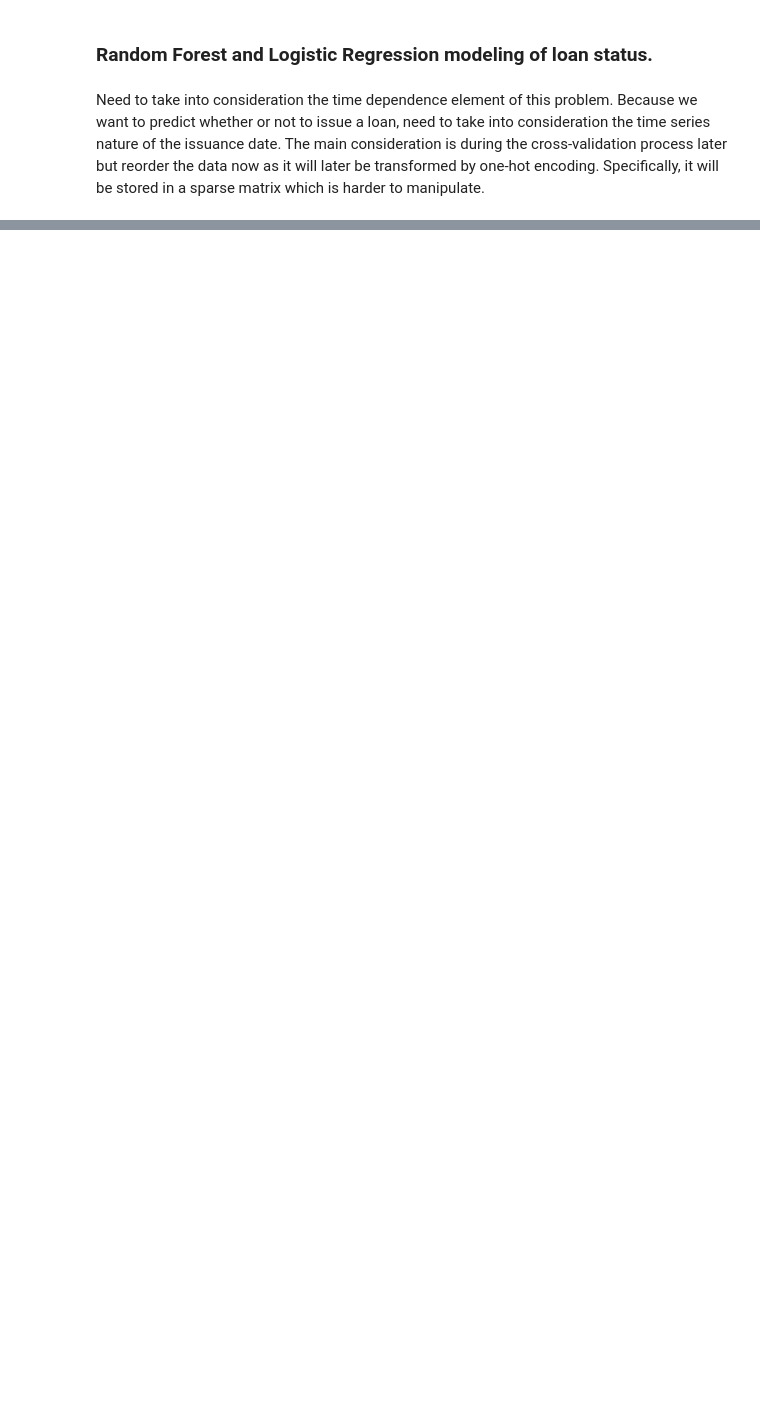
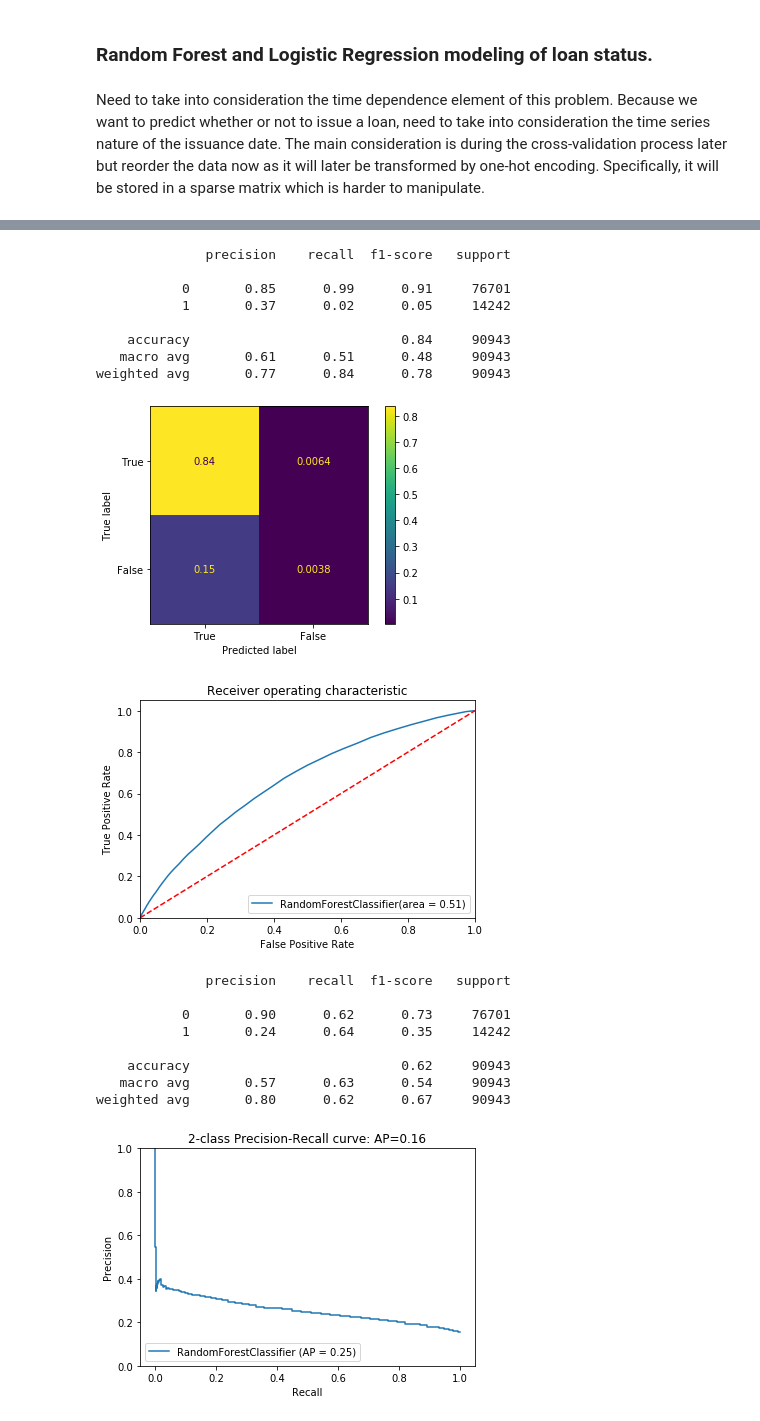
Before and after one commit to mgudorf/datsci, a Jupyter notebook: capstone1/notebooks/Loan outcome classification.ipynb, the cells around one changed output, grey strips where cells are left out. Drawn from its saved outputs; the diff is of its cells as text; code cells hidden in the pictures; blank space fills up the shorter version.

```diff
--- a/capstone1/notebooks/Loan outcome classification.ipynb
+++ b/capstone1/notebooks/Loan outcome classification.ipynb
@@ -193,0 +113,9 @@ classifier_analysis(logreg_model_, X_test, y_test)
+# %%
+loan_data.loc[:,'zip_code'] = loan_data.zip_code.str.split('xx').str.join(sep='').apply(lambda x : x[:-1]).astype('category')
+loan_data.loc[:, 'earliest_cr_line'] = pd.to_datetime(loan_data.earliest_cr_line).dt.year.astype('category')
+# %%
+y = loan_data.loan_status.astype(int)
+X = loan_data.drop(columns=['loan_status'])
+# %%
+num_features = X.select_dtypes(exclude=['object','category']).columns
+cat_features = X.select_dtypes(include=['object','category']).columns
@@ -193,0 +141,6 @@ classifier_analysis(logreg_model_, X_test, y_test)
+# %%
+# num_transformer = Pipeline(steps=[('scaler', StandardScaler()), ('encoder', KBinsDiscretizer())])
+num_transformer = StandardScaler()
+cat_transformer = OneHotEncoder(handle_unknown='ignore')
+col_transformer = ColumnTransformer(transformers=[('num', num_transformer, num_features),
+                                                  ('cat', cat_transformer, cat_features)])
@@ -193,0 +152,50 @@ classifier_analysis(logreg_model_, X_test, y_test)
+# %%
+ranfor_models = []
+logreg_models = []
+ranfor_scores = []
+logreg_scores = []
+
+for train_indices, test_indices in train_test_iterable:
+    X_train, y_train = X.loc[train_indices, :], y.loc[train_indices].values.ravel()
+    X_test, y_test = X.loc[test_indices, :], y.loc[test_indices].values.ravel()
+    # Create the unique categories to account for new/missing variables; creating "dummy categories" 'Missing' and 'Unknown/new'
+    # has the same result as ignoring missing categories in the one-hot-encoding process; so can make the next step easier than
+    #unique_categories = [np.array(set(X_train[col].sort_values().unique().tolist() + ['Missing', 'Unknown'])) for col in X_train.select_dtypes(include='object').columns]
+
+    _ = col_transformer.fit(X_train)
+    X_train_processed = col_transformer.transform(X_train)
+    X_test_processed = col_transformer.transform(X_test)
+
+    ranfor = RandomForestClassifier(class_weight='balanced', n_estimators=100)
+    ranfor.fit(X_train_processed, y_train)
+    ranfor_scr = classifier_analysis(ranfor, X_test_processed, y_test)
+
+    logreg = LogisticRegression(class_weight='balanced', solver='saga', max_iter=300)
+    logreg.fit(X_train_processed, y_train)
+    logreg_scr = classifier_analysis(logreg, X_test_processed, y_test)
+
+    ranfor_models += [ranfor]
+    ranfor_scores += [ranfor_scr]
+
+    logreg_models += [logreg]
+    ranfor_scores += [logreg_scr]
+# %% [output]
+              precision    recall  f1-score   support
+
+           0       0.85      0.99      0.91     76701
+           1       0.37      0.02      0.05     14242
+
+    accuracy                           0.84     90943
+   macro avg       0.61      0.51      0.48     90943
+weighted avg       0.77      0.84      0.78     90943
+[figure, added]
+[figure, added]
+              precision    recall  f1-score   support
+
+           0       0.90      0.62      0.73     76701
+           1       0.24      0.64      0.35     14242
+
+    accuracy                           0.62     90943
+   macro avg       0.57      0.63      0.54     90943
+weighted avg       0.80      0.62      0.67     90943
+[figure, added]
```
Also changed, not shown: parts of 55 cells of this notebook, 5 other files.
